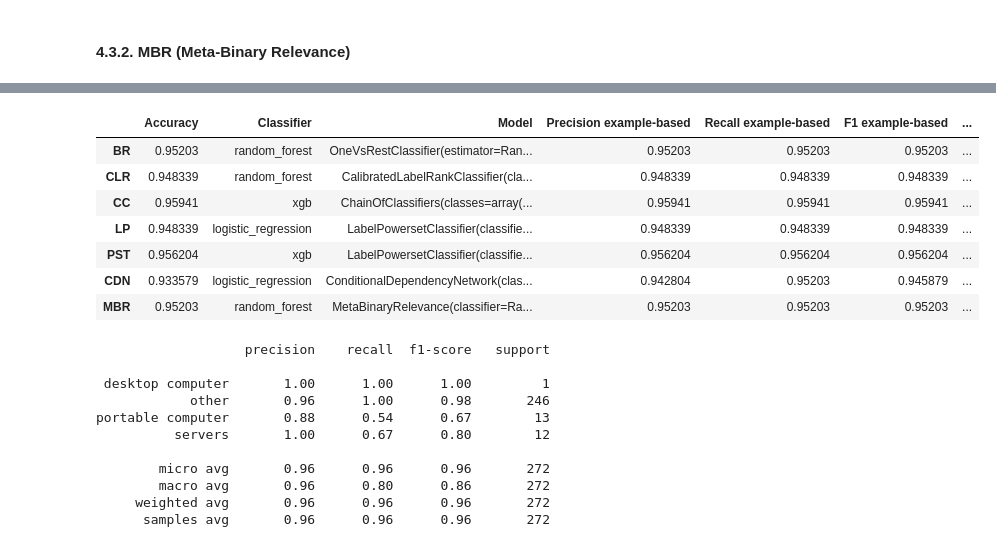
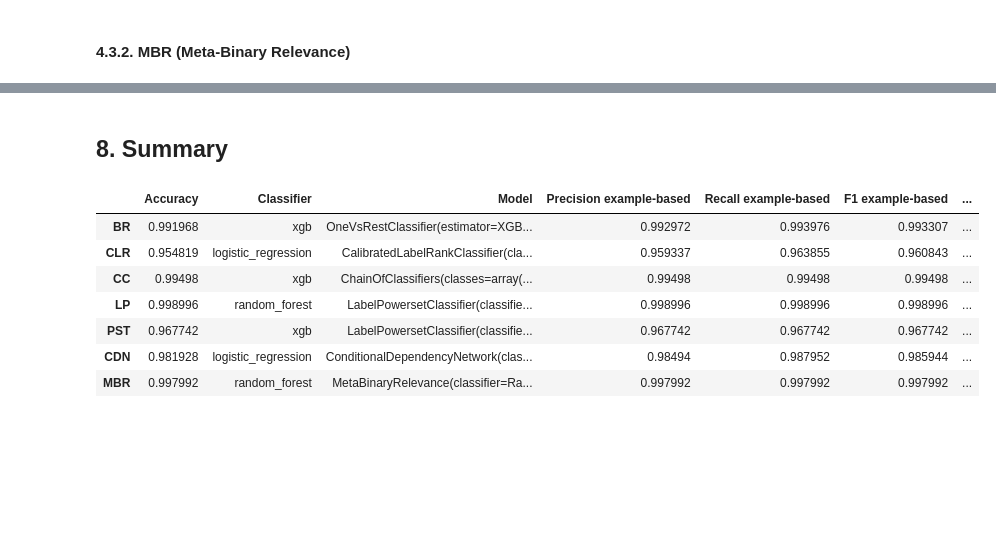
Before and after one commit to IrfEazy/msc-thesis, a Jupyter notebook: MultiLabelClassificationComputer.ipynb, the cells around one changed output, grey strips where cells are left out. Drawn from its saved outputs; the diff is of its cells as text; code cells hidden in the pictures; blank space fills up the shorter version.

```diff
--- a/MultiLabelClassificationComputer.ipynb
+++ b/MultiLabelClassificationComputer.ipynb
@@ -495,0 +607,7 @@ evaluation = {
+# %%
+performances['LP'] = assess_models(
+    x=X_val,
+    y=np.array([list(label_map_lp[yp]) for yp in y_val_lp]),
+    technique=lp,
+    classes=mlb.classes_
+)
@@ -495,0 +642,7 @@ evaluation = {
+# %%
+performances['PST'] = assess_models(
+    x=X_val_pst,
+    y=np.array([list(label_map_pst[yp]) for yp in y_val_pst]),
+    technique=pst,
+    classes=mlb.classes_
+)
@@ -495,0 +684,7 @@ evaluation = {
+# %%
+performances['CDN'] = assess_models(
+    x=X_val,
+    y=y_val,
+    technique=cdn,
+    classes=mlb.classes_
+)
@@ -495,0 +719,7 @@ evaluation = {
+# %%
+performances['MBR'] = assess_models(
+    x=X_val,
+    y=y_val,
+    technique=mbr,
+    classes=mlb.classes_
+)
@@ -496,33 +752,14 @@ evaluation = {
+# %% [markdown]
+## 8. Summary
 # %%
-performances = pd.DataFrame(evaluation).T
+performances = pd.DataFrame(performances).T
 performances
 # %% [output]
 |  | Accuracy | Classifier | Model | Precision example-based | Recall example-based | F1 example-based | ... |
-| BR | 0.95203 | random_forest | OneVsRestClassifier(estimator=Ran... | 0.95203 | 0.95203 | 0.95203 | ... |
-| CLR | 0.948339 | random_forest | CalibratedLabelRankClassifier(cla... | 0.948339 | 0.948339 | 0.948339 | ... |
-| CC | 0.95941 | xgb | ChainOfClassifiers(classes=array(... | 0.95941 | 0.95941 | 0.95941 | ... |
-| LP | 0.948339 | logistic_regression | LabelPowersetClassifier(classifie... | 0.948339 | 0.948339 | 0.948339 | ... |
-| PST | 0.956204 | xgb | LabelPowersetClassifier(classifie... | 0.956204 | 0.956204 | 0.956204 | ... |
-| CDN | 0.933579 | logistic_regression | ConditionalDependencyNetwork(clas... | 0.942804 | 0.95203 | 0.945879 | ... |
-| MBR | 0.95203 | random_forest | MetaBinaryRelevance(classifier=Ra... | 0.95203 | 0.95203 | 0.95203 | ... |
+| BR | 0.991968 | xgb | OneVsRestClassifier(estimator=XGB... | 0.992972 | 0.993976 | 0.993307 | ... |
+| CLR | 0.954819 | logistic_regression | CalibratedLabelRankClassifier(cla... | 0.959337 | 0.963855 | 0.960843 | ... |
+| CC | 0.99498 | xgb | ChainOfClassifiers(classes=array(... | 0.99498 | 0.99498 | 0.99498 | ... |
+| LP | 0.998996 | random_forest | LabelPowersetClassifier(classifie... | 0.998996 | 0.998996 | 0.998996 | ... |
+| PST | 0.967742 | xgb | LabelPowersetClassifier(classifie... | 0.967742 | 0.967742 | 0.967742 | ... |
+| CDN | 0.981928 | logistic_regression | ConditionalDependencyNetwork(clas... | 0.98494 | 0.987952 | 0.985944 | ... |
+| MBR | 0.997992 | random_forest | MetaBinaryRelevance(classifier=Ra... | 0.997992 | 0.997992 | 0.997992 | ... |
-# %%
-z = evaluation['CC']['Model'].predict(X_val)
-
-print(classification_report(
-    y_true=y_val,
-    y_pred=z,
-    target_names=mlb.classes_,
-    zero_division=0
-))
-# %% [output]
-                   precision    recall  f1-score   support
-
- desktop computer       1.00      1.00      1.00         1
-            other       0.96      1.00      0.98       246
-portable computer       0.88      0.54      0.67        13
-          servers       1.00      0.67      0.80        12
-
-        micro avg       0.96      0.96      0.96       272
-        macro avg       0.96      0.80      0.86       272
-     weighted avg       0.96      0.96      0.96       272
-      samples avg       0.96      0.96      0.96       272
```
Also changed, not shown: parts of 102 cells of this notebook.
